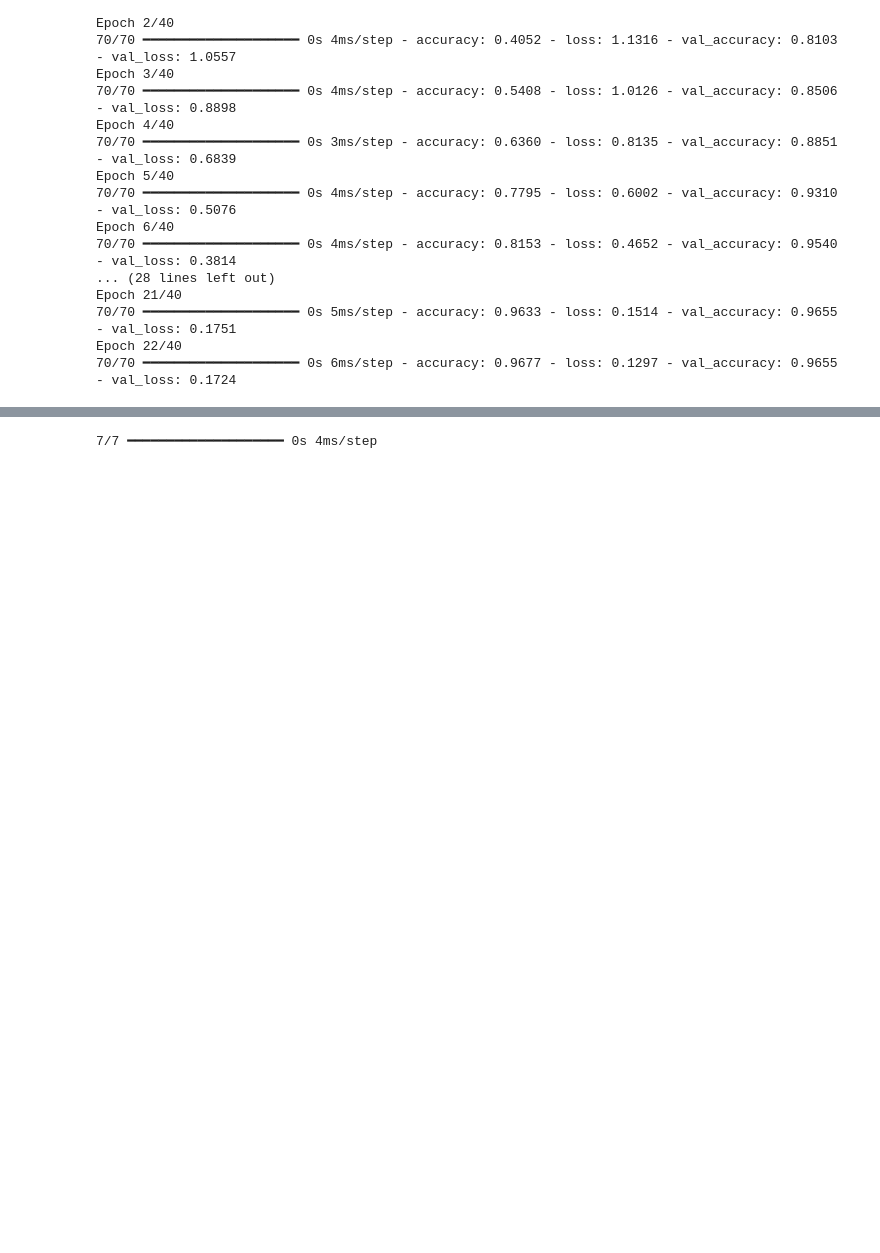
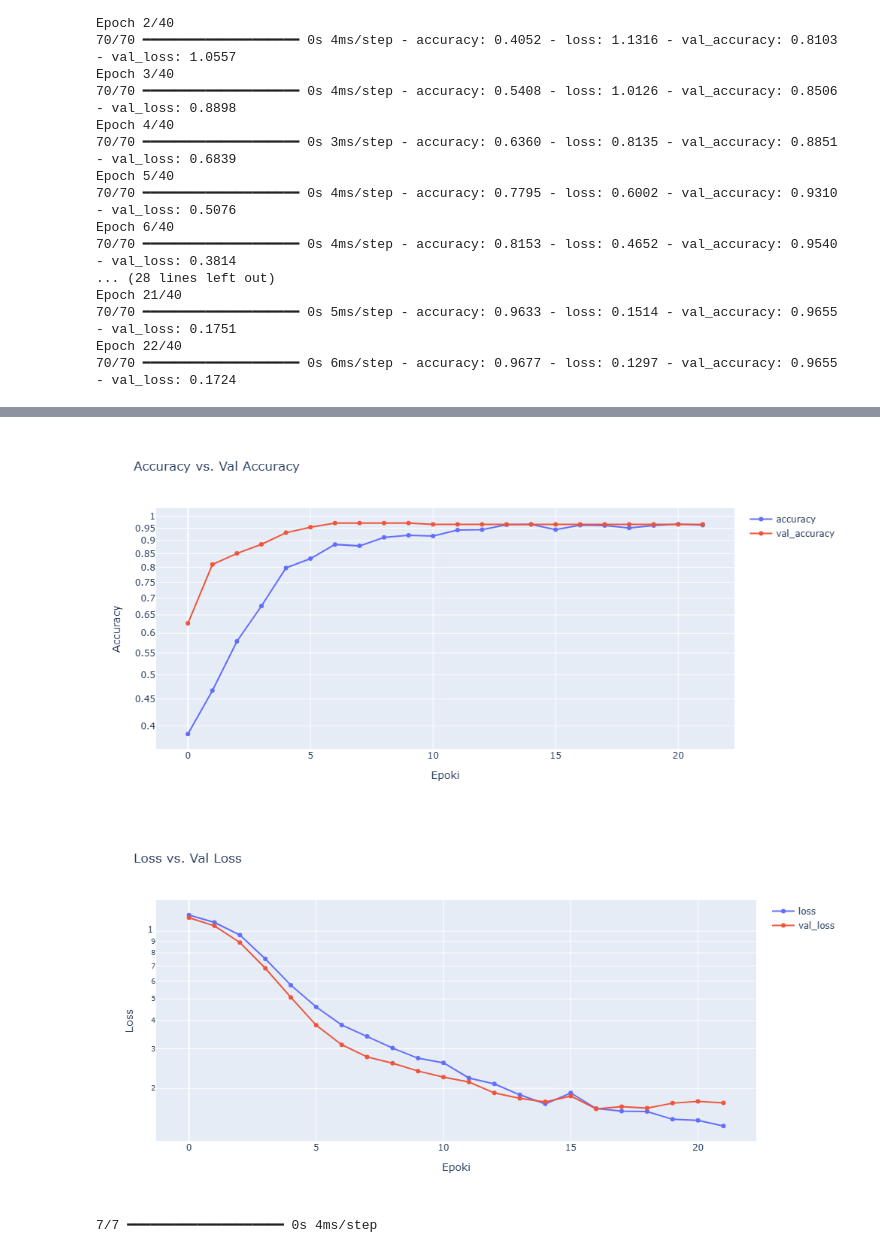
Before and after one commit to pevu97/Jobb-Offer-Classifier, a Jupyter notebook: notebook/notebook.ipynb, the cells around one changed output, grey strips where cells are left out. Saved outputs shown, nothing was run; the diff lists cells and outputs as text; code cells hidden in the pictures; blank space fills up the shorter version.

```diff
--- a/notebook/notebook.ipynb
+++ b/notebook/notebook.ipynb
@@ -378,6 +381,23 @@ plot_hist(history)
 # %% [output]
 [interactive output not drawn]
 [interactive output not drawn]
+# %%
+
+url1 = 'https://kocotmeble.com/wp-content/uploads/2025/07/newplot-2.png'
+url2 = 'https://kocotmeble.com/wp-content/uploads/2025/07/newplot-3.png'
+
+
+response = requests.get(url1)
+img = Image.open(BytesIO(response.content))
+display(img)
+
+
+response = requests.get(url2)
+img = Image.open(BytesIO(response.content))
+display(img)
+# %% [output]
+[figure, added]
+[figure, added]
 # %%
 predict = model.predict(X_test_pad)
 # %% [output]
```
Also changed, not shown: parts of 1 cell of this notebook.
